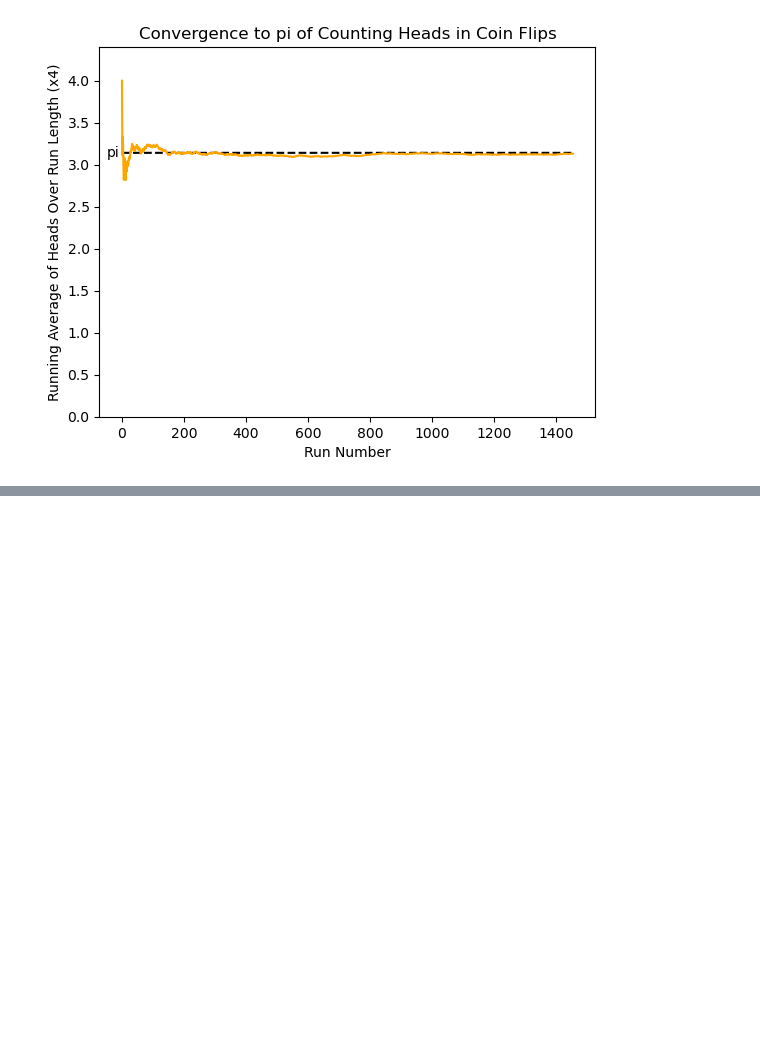
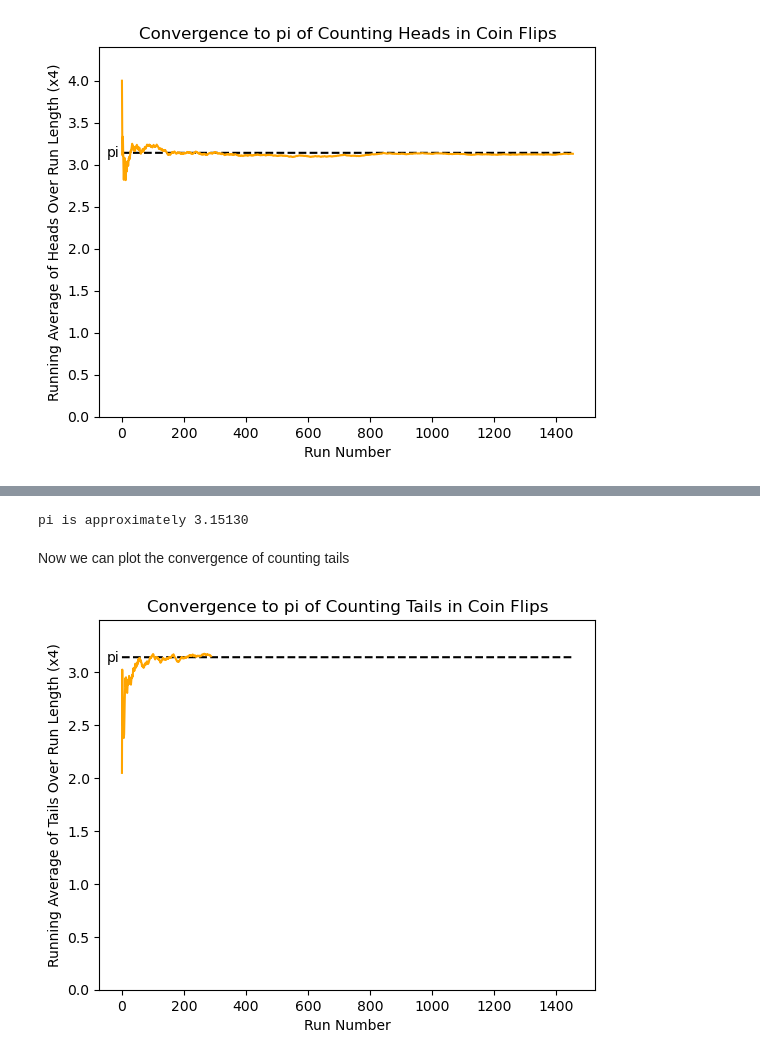
Before and after one commit to alexakane/case-studies, a Jupyter notebook: coin_flips_to_pi.ipynb, the cells around one changed output, grey strips where cells are left out. Saved outputs shown, nothing was run; the diff lists cells and outputs as text; code cells hidden in the pictures; blank space fills up the shorter version.

Commit message:
Added in tails analysis

```diff
--- a/coin_flips_to_pi.ipynb
+++ b/coin_flips_to_pi.ipynb
@@ -15,6 +15,7 @@ U = rng.random(n_flips)
 #convert to heads and tails
 flips = (np.ceil(2*U)*2-3).astype('int64')
 #print(flips)
+flip_indices = np.arange(n_flips)
 
 #now let's find the index locations at which the number of heads increases the number of tails for a given run.
 #To do this, we calculate the cumulative sum of flips, and record the index of every point at which the cumulative sum
@@ -36,7 +37,6 @@ elif n_runs <= 2**16-1:
 elif n_runs <= 2**32-1:
     vtype = 'int32'
 cume = cume.astype(vtype)
-run_indices = run_indices.astype(vtype)
 
 #loop through the runs and record the indices where runs end
 for i in range(n_runs):
@@ -45,6 +45,7 @@ for i in range(n_runs):
 #now we can use the run indices to find tau and H_tau
 #for H_tau we just take the difference between successive array entries, and we need to include the first entry
 if n_runs>0:
+    #take the first value in run_indices, then append the difference in the rest of the run indices to calculate the run lengths
     tau = np.append(run_indices[0]+1,run_indices[1:]-(run_indices)[:-1])
     H_tau = np.ceil(tau/2)
 
@@ -84,0 +81,52 @@ np.int8(127)
+# %%
+#To count tails, we just take the negative of flips.
+cume_T = np.cumsum(-flips)
+#The number of runs in which the number of tails in sequential tosses is greater than the number of tails is just the max of the cumulative sum.
+n_runs = cume_T.max() if cume_T.max()>0 else 0 #it's possible to get zero runs of mostly heads
+#array to record the indices
+run_indices = np.zeros(n_runs)
+
+#can we reduce the run time by decreasing the memory used? 1 billion 64 bit integers is 8 GB!
+vtype = 'int64'
+if n_runs <= 2**7 - 1:
+    vtype = 'int8'
+elif n_runs <= 2**16-1:
+    vtype = 'int16'
+elif n_runs <= 2**32-1:
+    vtype = 'int32'
+cume_T = cume_T.astype(vtype)
+
+#loop through the runs and record the indices where runs end
+for i in range(n_runs):
+    run_indices[i] =flip_indices[np.where(cume_T==i+1)][0]
+
+#now we can use the run indices to find tau_T and T_tau
+#for T_tau we just take the difference between successive array entries, and we need to include the first entry
+if n_runs>0:
+    tau_T = np.append(run_indices[0]+1,run_indices[1:]-(run_indices)[:-1])
+    T_tau = np.ceil(tau_T/2)
+
+#finally, we can calculate pi
+print('pi is approximately {0:.5f}'.format(4*(T_tau/tau_T).mean()) )
+# %% [output]
+pi is approximately 3.15130
+# %% [markdown]
+Now we can plot the convergence of counting tails
+# %%
+import matplotlib.pyplot as plt
+ratio_T = T_tau/tau_T
+
+#calculate the cumulative average, and multiply by four so that it converges to pi
+converging_T = 4*np.cumsum(ratio_T)/np.arange(1,len(tau_T)+1)
+
+plt.plot(attractor, color = 'black', linestyle = '--')
+plt.plot(converging_T, color = 'orange')
+plt.ylim(0,1.1*converging_T.max())
+plt.xlabel('Run Number')
+plt.ylabel('Running Average of Tails Over Run Length (x4)')
+plt.annotate(text='pi', xy=[-50,3.1])
+plt.title('Convergence to pi of Counting Tails in Coin Flips')
+
+plt.show()
+# %% [output]
+[figure, added]
```
Also changed, not shown: parts of 8 cells of this notebook, 1 other file.
